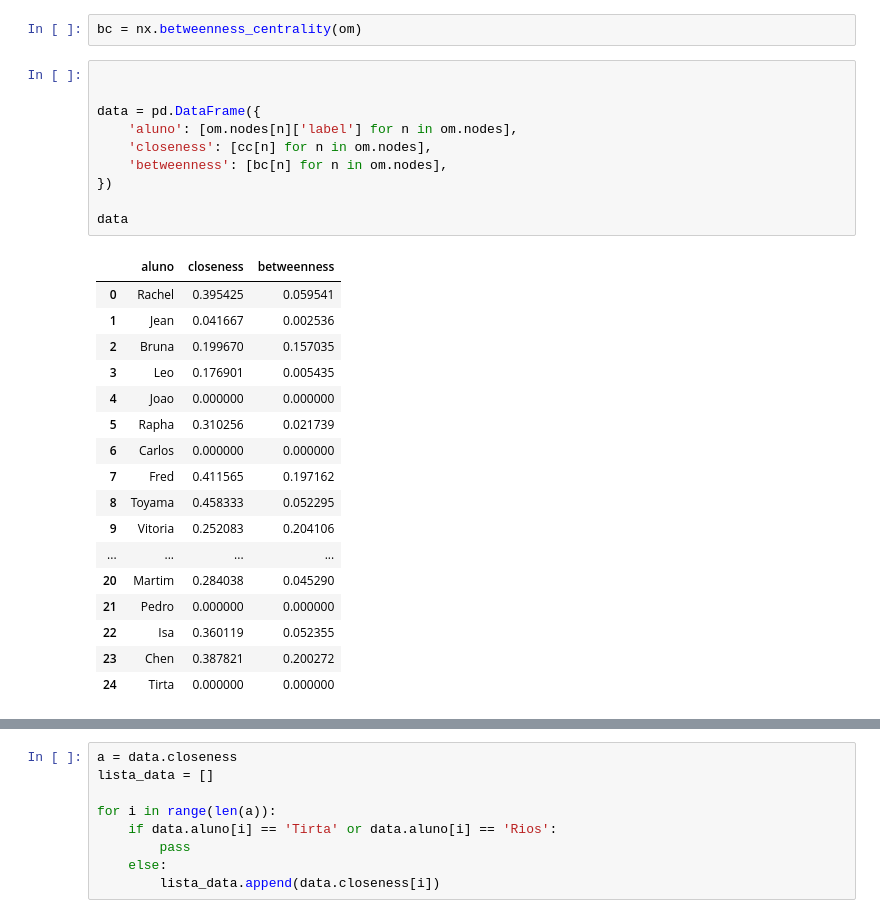
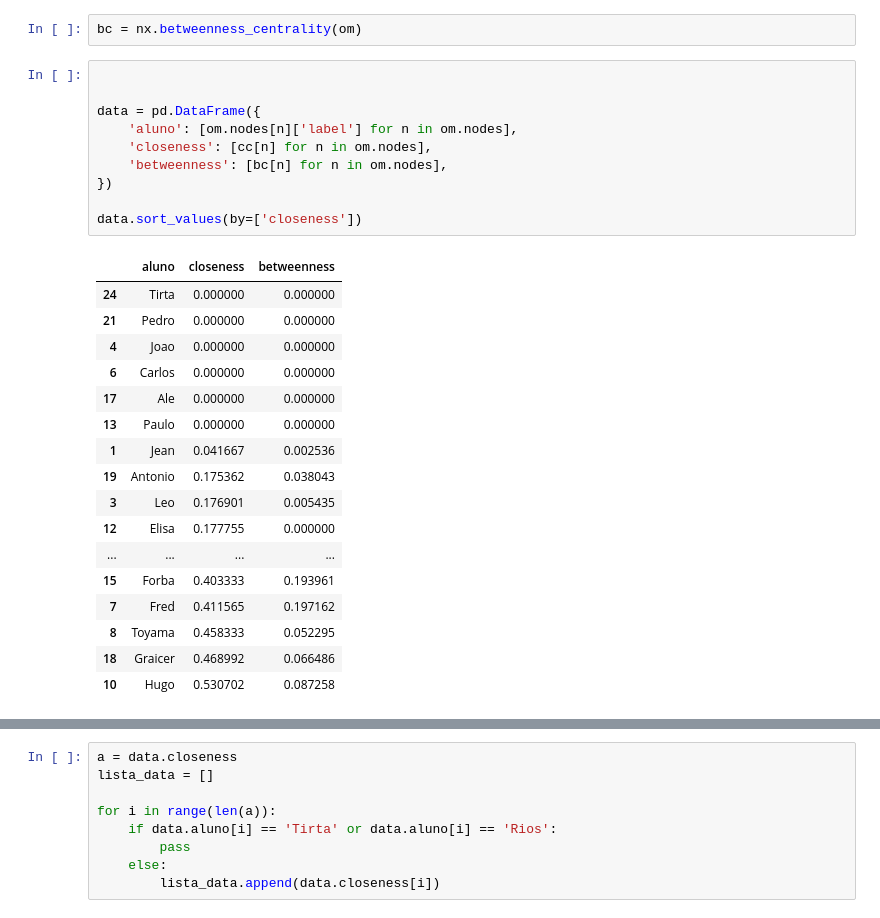
Before and after one commit to BrunaKimura/redes_proj1, a Jupyter notebook: DJ/DJ.ipynb, the cells around one changed output, grey strips where cells are left out. Drawn from its saved outputs; the diff is of its cells as text.

```diff
--- a/DJ/DJ.ipynb
+++ b/DJ/DJ.ipynb
@@ -312,28 +312,28 @@ bc = nx.betweenness_centrality(om)
 # %%
 
 
 data = pd.DataFrame({
     'aluno': [om.nodes[n]['label'] for n in om.nodes],
     'closeness': [cc[n] for n in om.nodes],
     'betweenness': [bc[n] for n in om.nodes],
 })
 
-data
+data.sort_values(by=['closeness'])
 # %% [output]
 |  | aluno | closeness | betweenness |
-| 0 | Rachel | 0.395425 | 0.059541 |
+| 24 | Tirta | 0.000000 | 0.000000 |
+| 21 | Pedro | 0.000000 | 0.000000 |
+| 4 | Joao | 0.000000 | 0.000000 |
+| 6 | Carlos | 0.000000 | 0.000000 |
+| 17 | Ale | 0.000000 | 0.000000 |
+| 13 | Paulo | 0.000000 | 0.000000 |
 | 1 | Jean | 0.041667 | 0.002536 |
-| 2 | Bruna | 0.199670 | 0.157035 |
+| 19 | Antonio | 0.175362 | 0.038043 |
 | 3 | Leo | 0.176901 | 0.005435 |
-| 4 | Joao | 0.000000 | 0.000000 |
-| 5 | Rapha | 0.310256 | 0.021739 |
-| 6 | Carlos | 0.000000 | 0.000000 |
+| 12 | Elisa | 0.177755 | 0.000000 |
+| ... | ... | ... | ... |
+| 15 | Forba | 0.403333 | 0.193961 |
 | 7 | Fred | 0.411565 | 0.197162 |
 | 8 | Toyama | 0.458333 | 0.052295 |
-| 9 | Vitoria | 0.252083 | 0.204106 |
-| ... | ... | ... | ... |
-| 20 | Martim | 0.284038 | 0.045290 |
-| 21 | Pedro | 0.000000 | 0.000000 |
-| 22 | Isa | 0.360119 | 0.052355 |
-| 23 | Chen | 0.387821 | 0.200272 |
-| 24 | Tirta | 0.000000 | 0.000000 |
+| 18 | Graicer | 0.468992 | 0.066486 |
+| 10 | Hugo | 0.530702 | 0.087258 |
```
Also changed, not shown: parts of 2 cells of this notebook.
